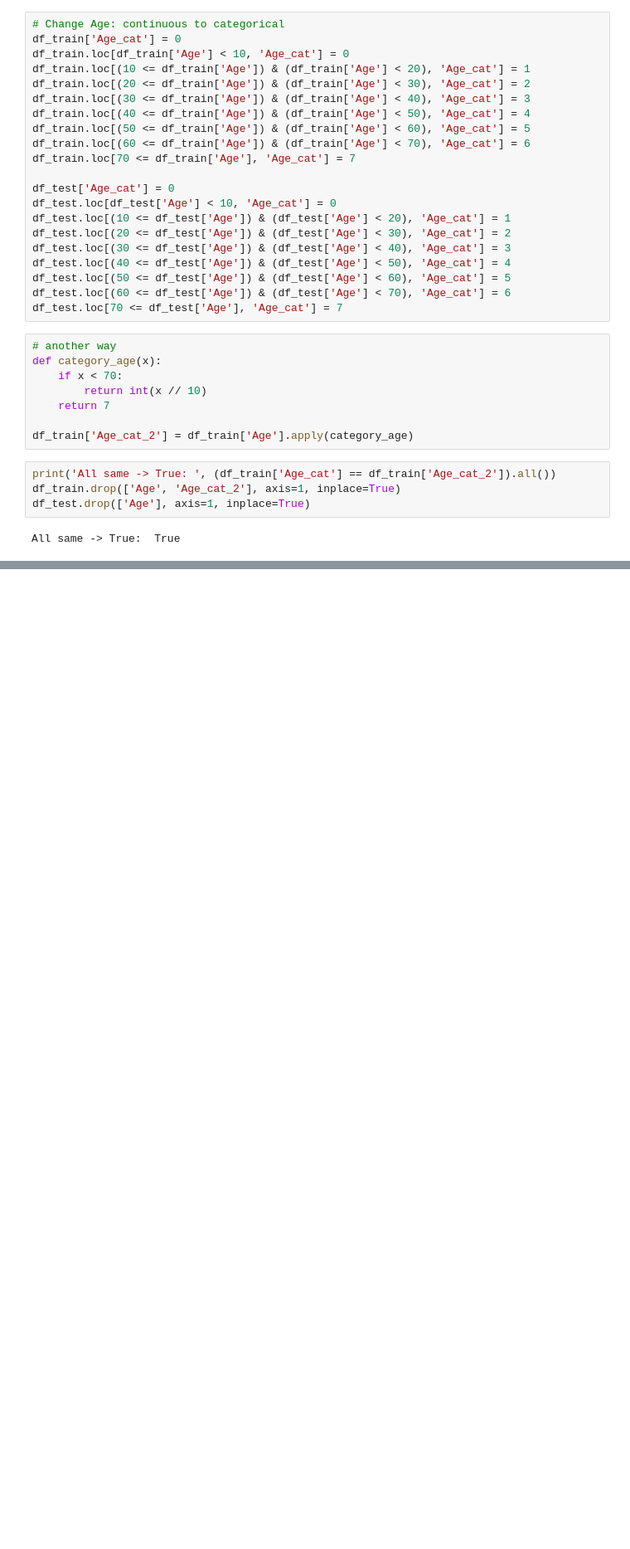
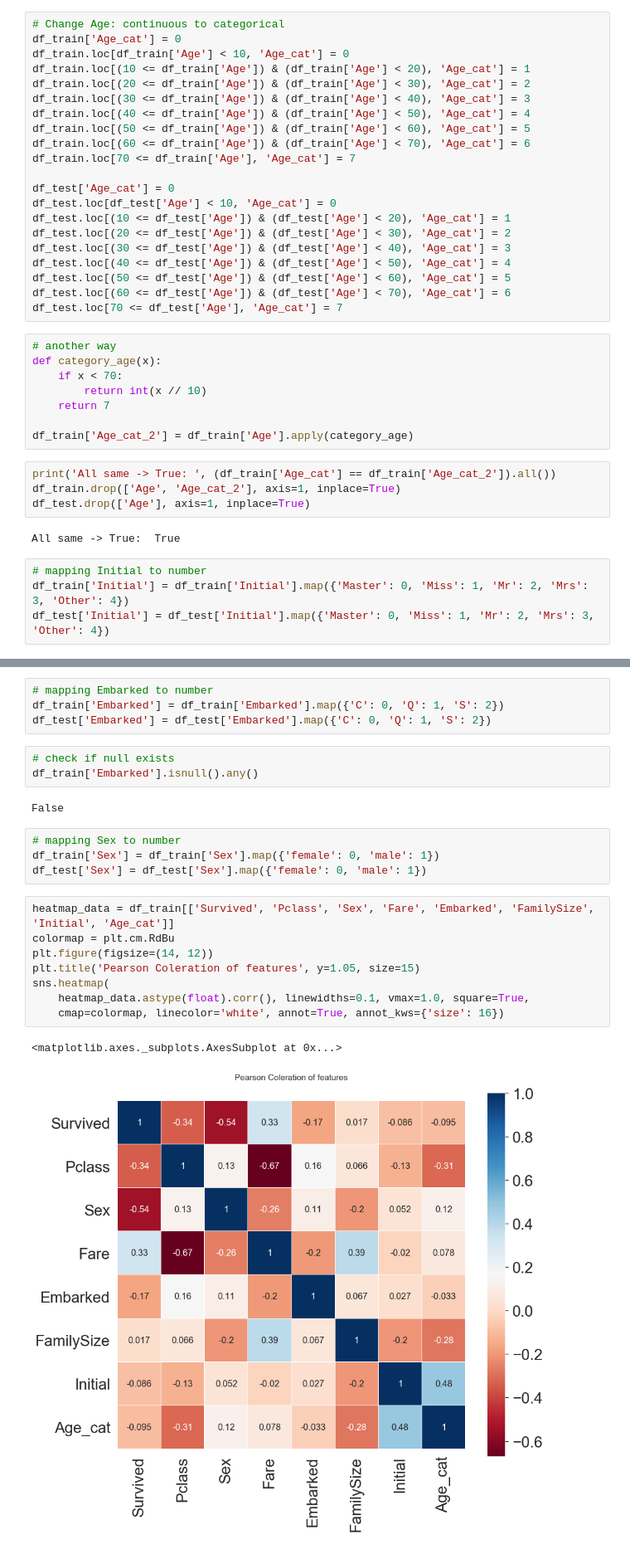
Before and after one commit to fidemin/machine-learning-practice, a Jupyter notebook: real_practice/01_titanic/titanic_ml.ipynb, the cells around one changed output, grey strips where cells are left out. Shown at 83% size. Drawn from its saved outputs; the diff is of its cells as text; blank space fills up the shorter version.

```diff
--- a/real_practice/01_titanic/titanic_ml.ipynb
+++ b/real_practice/01_titanic/titanic_ml.ipynb
@@ -125,3 +125,7 @@ df_train.drop(['Age', 'Age_cat_2'], axis=1, inplace=True)
 df_test.drop(['Age'], axis=1, inplace=True)
 # %% [output]
 All same -> True:  True
+# %%
+# mapping Initial to number
+df_train['Initial'] = df_train['Initial'].map({'Master': 0, 'Miss': 1, 'Mr': 2, 'Mrs': 3, 'Other': 4})
+df_test['Initial'] = df_test['Initial'].map({'Master': 0, 'Miss': 1, 'Mr': 2, 'Mrs': 3, 'Other': 4})
@@ -127,0 +136,24 @@ All same -> True:  True
+# %%
+# mapping Embarked to number
+df_train['Embarked'] = df_train['Embarked'].map({'C': 0, 'Q': 1, 'S': 2})
+df_test['Embarked'] = df_test['Embarked'].map({'C': 0, 'Q': 1, 'S': 2})
+# %%
+# check if null exists
+df_train['Embarked'].isnull().any()
+# %% [output]
+False
+# %%
+# mapping Sex to number
+df_train['Sex'] = df_train['Sex'].map({'female': 0, 'male': 1})
+df_test['Sex'] = df_test['Sex'].map({'female': 0, 'male': 1})
+# %%
+heatmap_data = df_train[['Survived', 'Pclass', 'Sex', 'Fare', 'Embarked', 'FamilySize', 'Initial', 'Age_cat']]
+colormap = plt.cm.RdBu
+plt.figure(figsize=(14, 12))
+plt.title('Pearson Coleration of features', y=1.05, size=15)
+sns.heatmap(
+    heatmap_data.astype(float).corr(), linewidths=0.1, vmax=1.0, square=True,
+    cmap=colormap, linecolor='white', annot=True, annot_kws={'size': 16})
+# %% [output]
+<matplotlib.axes._subplots.AxesSubplot at 0x...>
+[figure, added]
```
Also changed, not shown: parts of 19 cells of this notebook, 1 other file.
